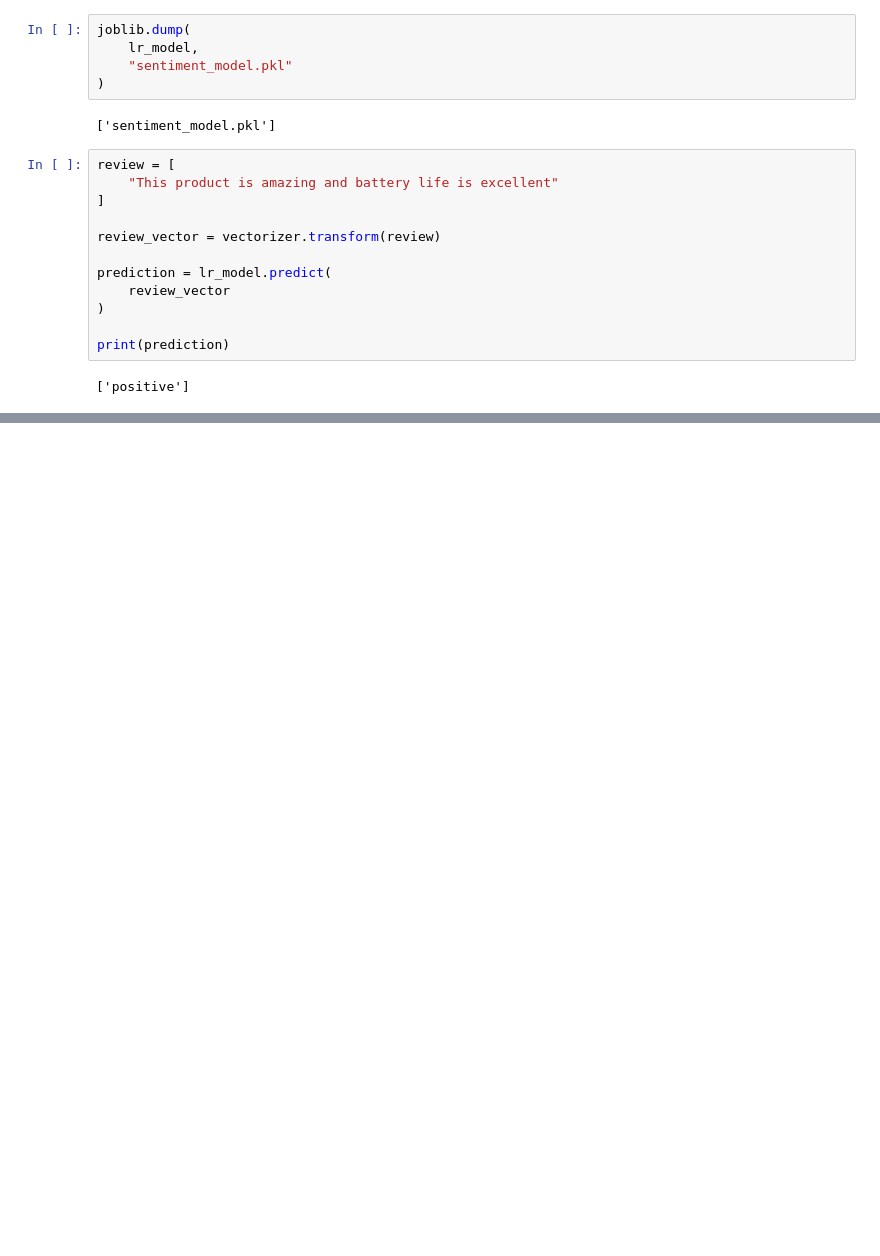
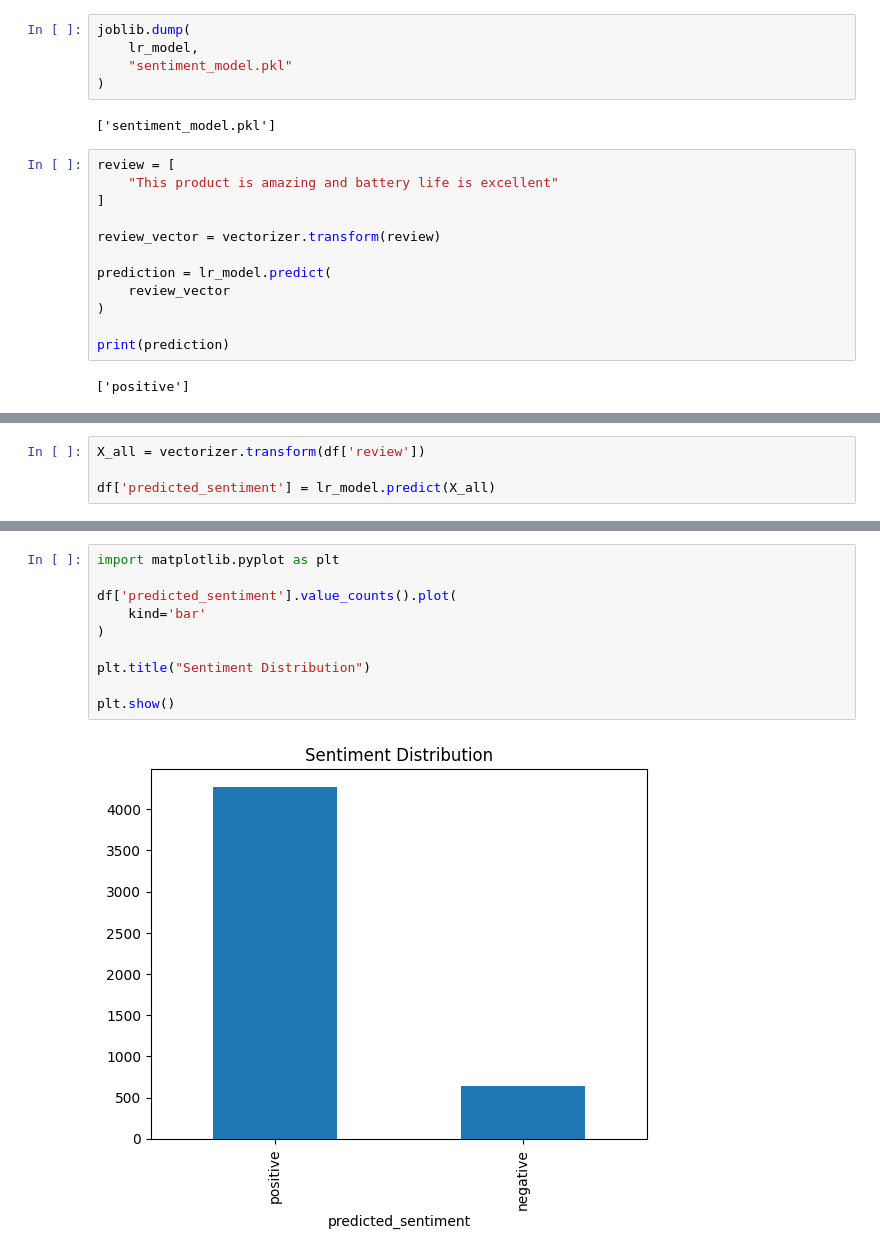
Before and after one commit to LokeshGopal2104/review_sentiment_analysis_system, a Jupyter notebook: logistic_regression_system/lr_review_sentiment_analysis.ipynb, the cells around one changed output, grey strips where cells are left out. Cells and saved outputs as stored; diff of their text form; blank space fills up the shorter version.

```diff
--- a/logistic_regression_system/lr_review_sentiment_analysis.ipynb
+++ b/logistic_regression_system/lr_review_sentiment_analysis.ipynb
@@ -366,0 +327,4 @@ print(prediction)
+# %%
+X_all = vectorizer.transform(df['review'])
+
+df['predicted_sentiment'] = lr_model.predict(X_all)
@@ -366,0 +464,12 @@ print(prediction)
+# %%
+import matplotlib.pyplot as plt
+
+df['predicted_sentiment'].value_counts().plot(
+    kind='bar'
+)
+
+plt.title("Sentiment Distribution")
+
+plt.show()
+# %% [output]
+[figure, added]
```
Also changed, not shown: parts of 14 cells of this notebook, 1 other file.
